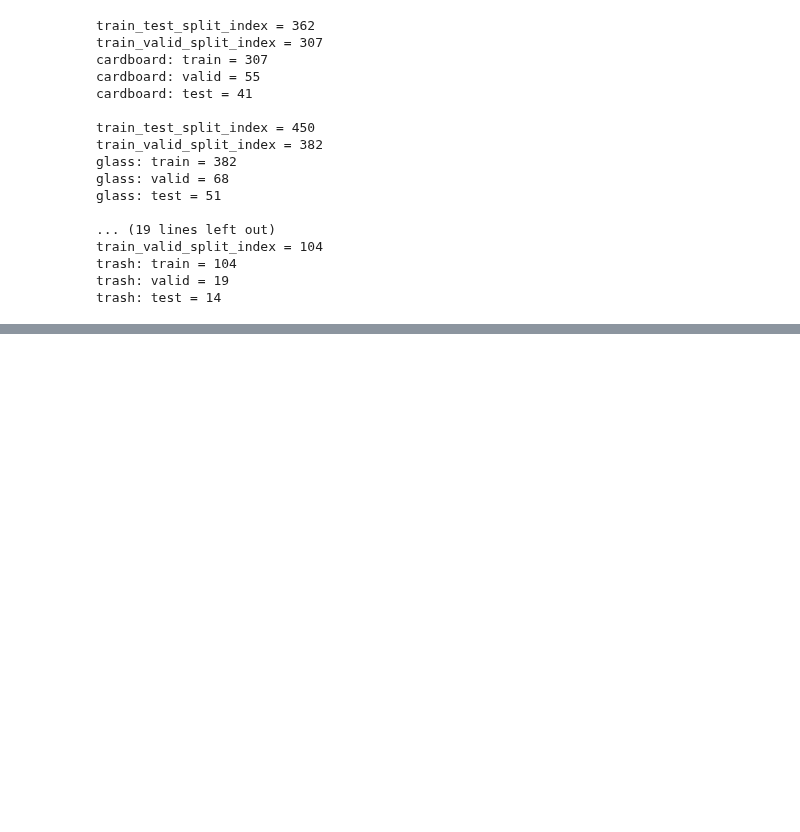
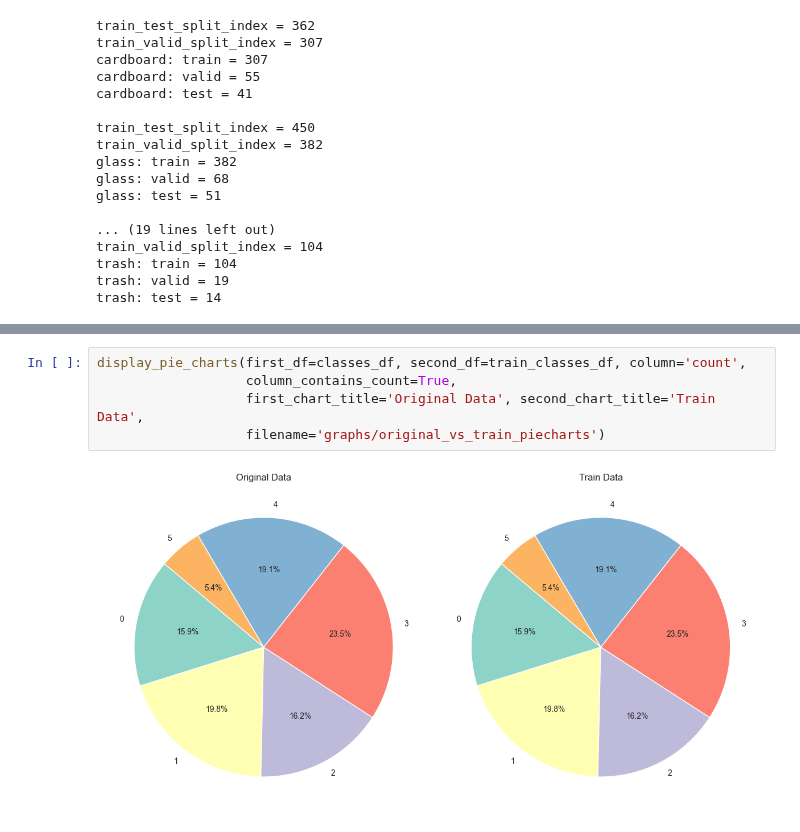
Before and after one commit to Mykhailo20/DS_Bootcamp_2023, a Jupyter notebook: Final_Project/Analysis/1_TF_Classification_DNN.ipynb, the cells around one changed output, grey strips where cells are left out. Drawn from its saved outputs; the diff is of its cells as text; blank space fills up the shorter version.

```diff
--- a/Final_Project/Analysis/1_TF_Classification_DNN.ipynb
+++ b/Final_Project/Analysis/1_TF_Classification_DNN.ipynb
@@ -300,0 +414,7 @@ trash: test = 14
+# %%
+display_pie_charts(first_df=classes_df, second_df=train_classes_df, column='count',
+                   column_contains_count=True,
+                   first_chart_title='Original Data', second_chart_title='Train Data',
+                   filename='graphs/original_vs_train_piecharts')
+# %% [output]
+[figure, added]
```
Also changed, not shown: parts of 24 cells of this notebook.
